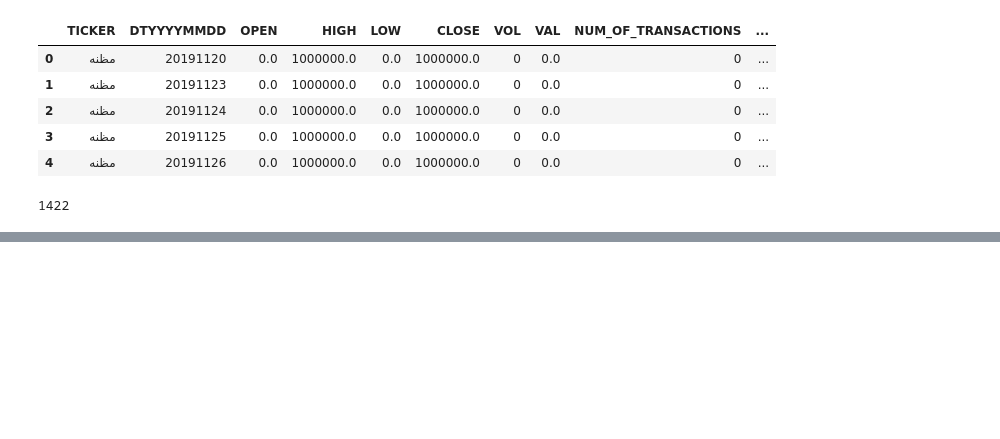
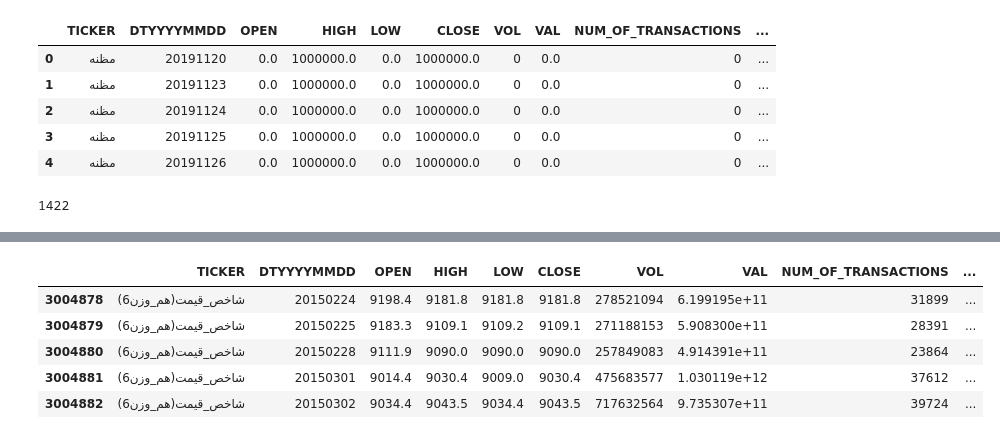
Before and after one commit to Ayazdani1997/stock-feature-prediction-final-pro, a Jupyter notebook: Phase1_OCHLV.ipynb, the cells around one changed output, grey strips where cells are left out. Saved outputs shown, nothing was run; the diff lists cells and outputs as text; code cells hidden in the pictures; blank space fills up the shorter version.

```diff
--- a/Phase1_OCHLV.ipynb
+++ b/Phase1_OCHLV.ipynb
@@ -51,0 +52,10 @@ len(max_vol_per_ticker[ max_vol_per_ticker['VOL'] != 0 ])
+# %%
+data_for_ticker_with_max_mean_vol = data[ data['TICKER'] == mean_vol_per_ticker.head().iloc[0]['TICKER'] ]
+data_for_ticker_with_max_mean_vol.head()
+# %% [output]
+|  | TICKER | DTYYYYMMDD | OPEN | HIGH | LOW | CLOSE | VOL | VAL | NUM_OF_TRANSACTIONS | ... |
+| 3004878 | شاخص_قيمت(هم_وزن6) | 20150224 | 9198.4 | 9181.8 | 9181.8 | 9181.8 | 278521094 | 6.199195e+11 | 31899 | ... |
+| 3004879 | شاخص_قيمت(هم_وزن6) | 20150225 | 9183.3 | 9109.1 | 9109.2 | 9109.1 | 271188153 | 5.908300e+11 | 28391 | ... |
+| 3004880 | شاخص_قيمت(هم_وزن6) | 20150228 | 9111.9 | 9090.0 | 9090.0 | 9090.0 | 257849083 | 4.914391e+11 | 23864 | ... |
+| 3004881 | شاخص_قيمت(هم_وزن6) | 20150301 | 9014.4 | 9030.4 | 9009.0 | 9030.4 | 475683577 | 1.030119e+12 | 37612 | ... |
+| 3004882 | شاخص_قيمت(هم_وزن6) | 20150302 | 9034.4 | 9043.5 | 9034.4 | 9043.5 | 717632564 | 9.735307e+11 | 39724 | ... |
```
Also changed, not shown: parts of 4 cells of this notebook.
